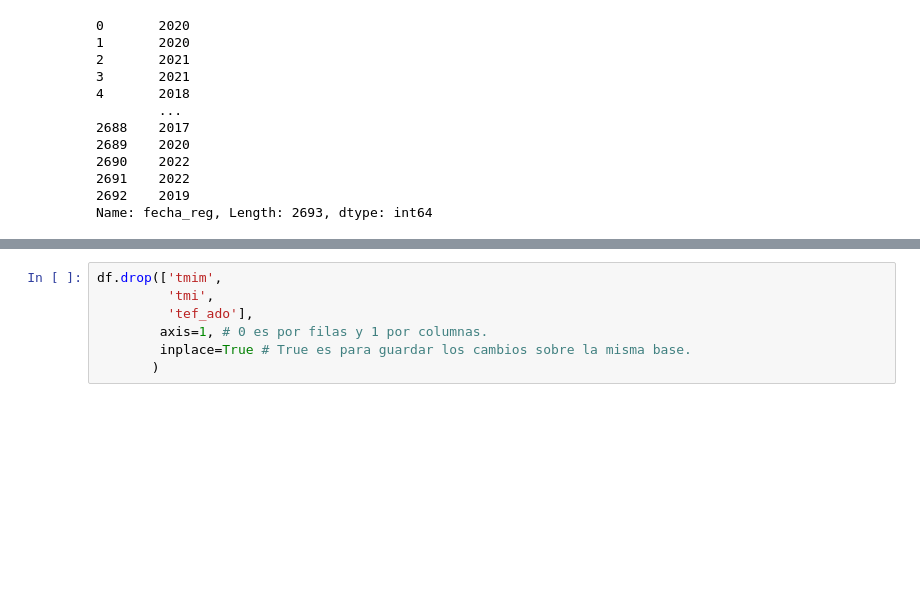
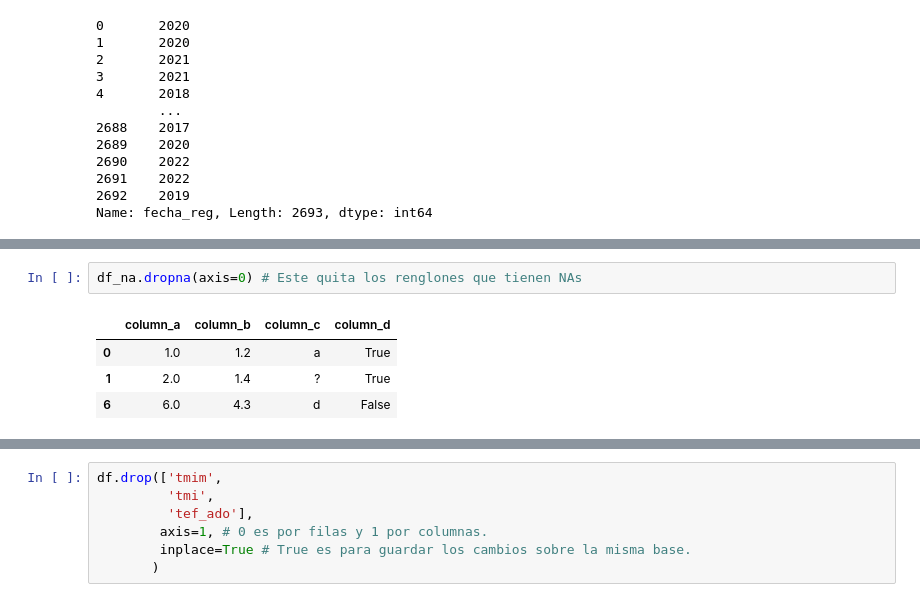
Before and after one commit to m-durand/propedeutico_python, a Jupyter notebook: notebooks/4_pandas_exploracion.ipynb, the cells around one changed output, grey strips where cells are left out. Saved outputs shown, nothing was run; the diff lists cells and outputs as text; blank space fills up the shorter version.

```diff
--- a/notebooks/4_pandas_exploracion.ipynb
+++ b/notebooks/4_pandas_exploracion.ipynb
@@ -489,0 +597,7 @@ dtype: int64
+# %%
+df_na.dropna(axis=0) # Este quita los renglones que tienen NAs
+# %% [output]
+|  | column_a | column_b | column_c | column_d |
+| 0 | 1.0 | 1.2 | a | True |
+| 1 | 2.0 | 1.4 | ? | True |
+| 6 | 6.0 | 4.3 | d | False |
```
Also changed, not shown: parts of 26 cells of this notebook, 1 other file.
